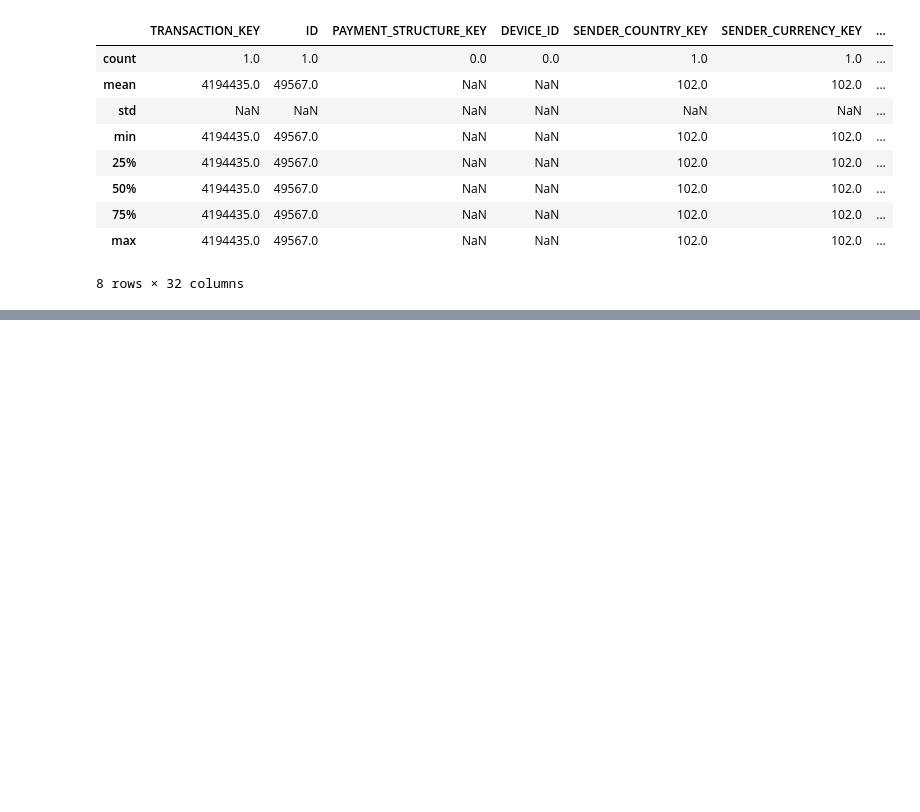
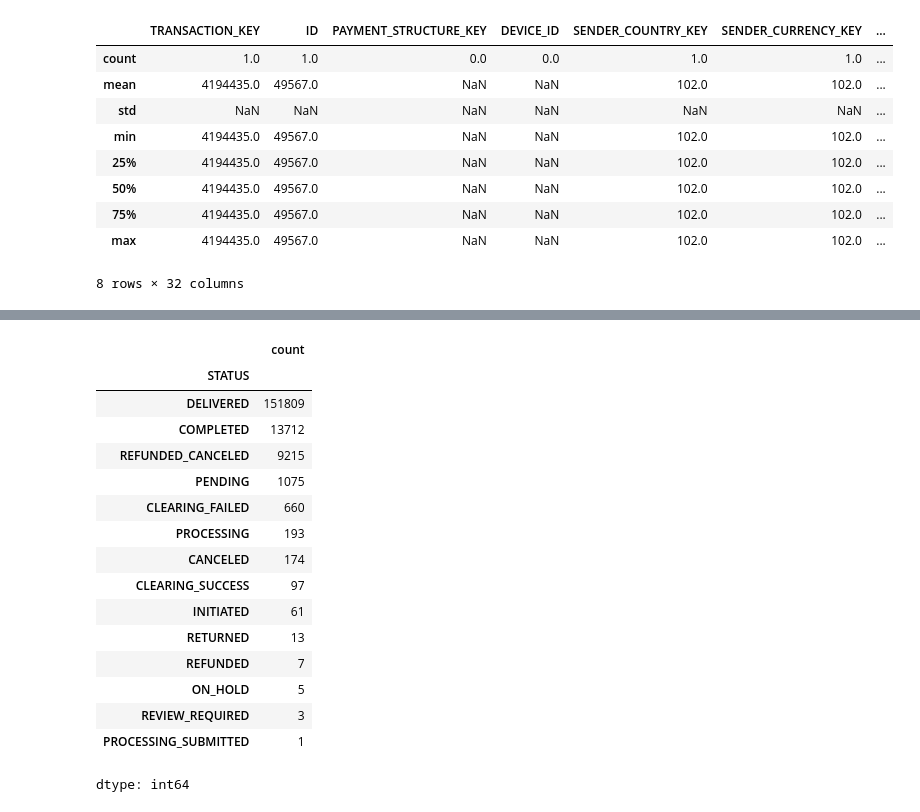
Before and after one commit to aravinth-xuno/fraud-detection-notebook, a Jupyter notebook: high_volume_transaction_anomaly.ipynb, the cells around one changed output, grey strips where cells are left out. Cells and saved outputs as stored; diff of their text form; code cells hidden in the pictures; blank space fills up the shorter version.

```diff
--- a/high_volume_transaction_anomaly.ipynb
+++ b/high_volume_transaction_anomaly.ipynb
@@ -1041,0 +1052,20 @@ HV_test_df.to_csv('HV_test_with_predictions.csv', index=False)
+# %%
+df['STATUS'].value_counts()
+# %% [output]
+|  | count |
+| STATUS |  |
+| DELIVERED | 151809 |
+| COMPLETED | 13712 |
+| REFUNDED_CANCELED | 9215 |
+| PENDING | 1075 |
+| CLEARING_FAILED | 660 |
+| PROCESSING | 193 |
+| CANCELED | 174 |
+| CLEARING_SUCCESS | 97 |
+| INITIATED | 61 |
+| RETURNED | 13 |
+| REFUNDED | 7 |
+| ON_HOLD | 5 |
+| REVIEW_REQUIRED | 3 |
+| PROCESSING_SUBMITTED | 1 |
+dtype: int64
```
Also changed, not shown: parts of 6 cells of this notebook.
